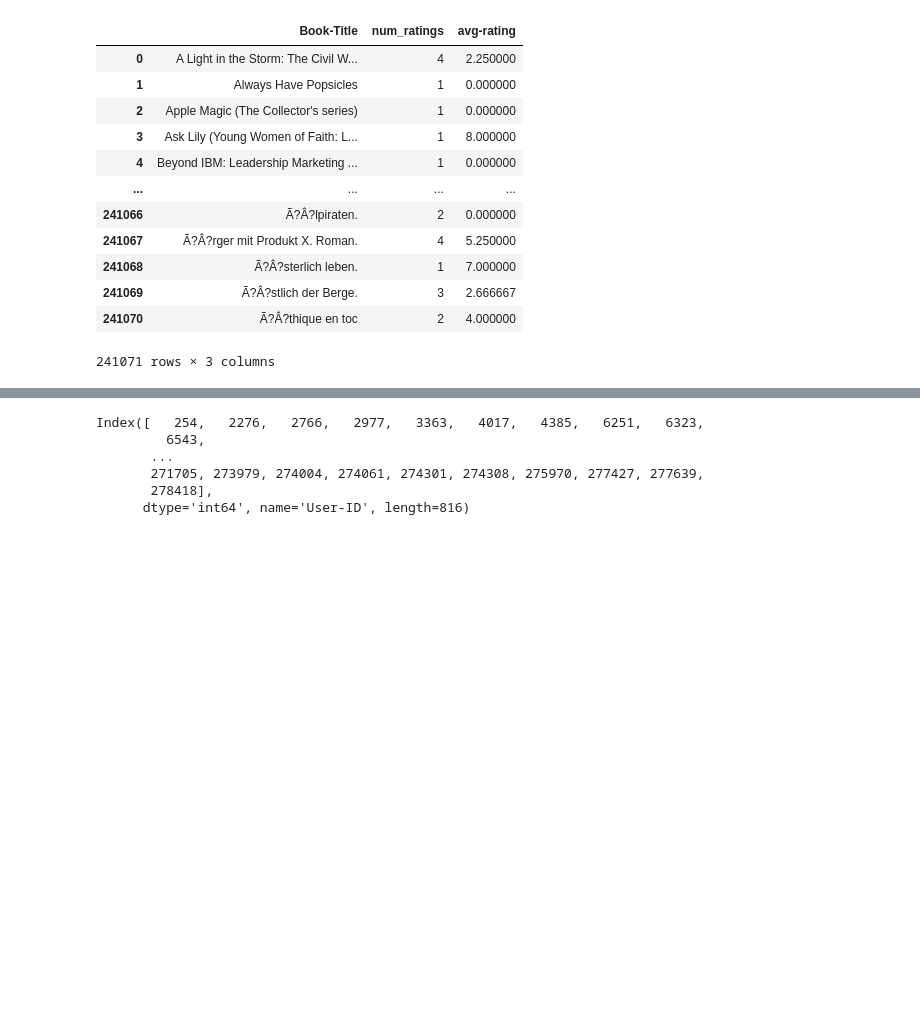
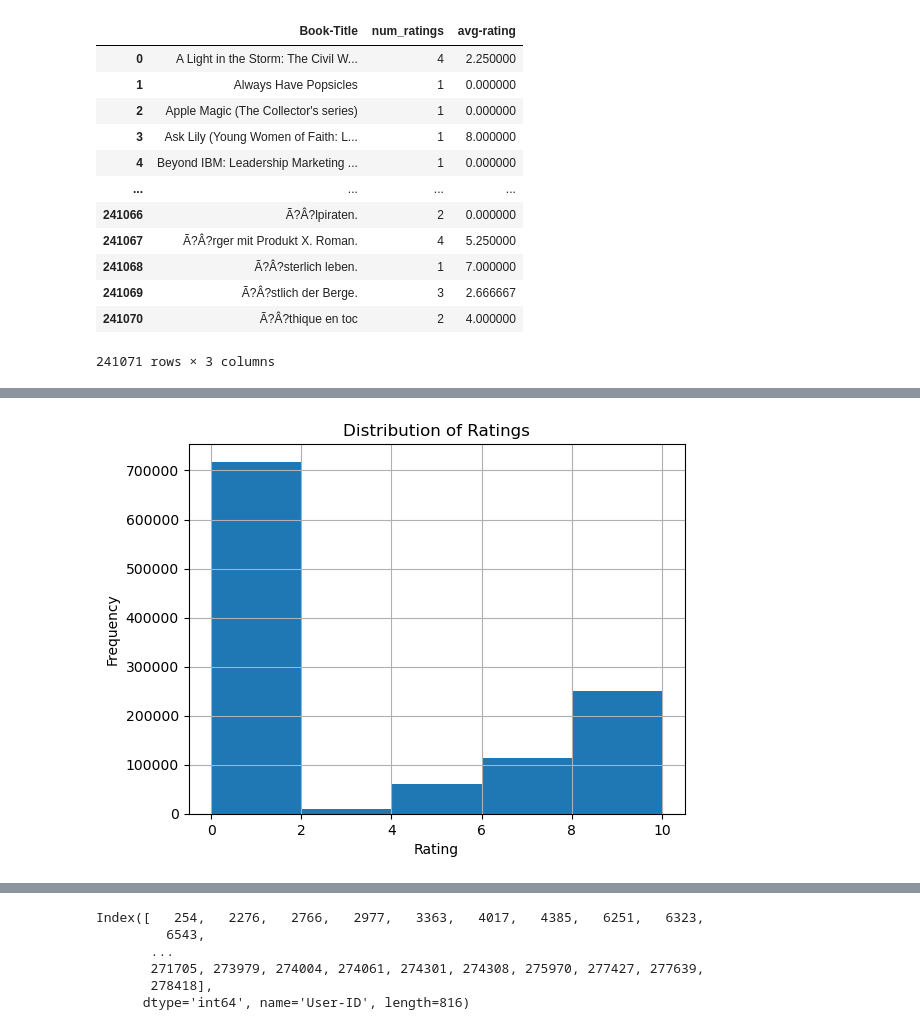
Before and after one commit to Manik-agarwal/book-recommendation-system-with-ML, a Jupyter notebook: Book_recommendation_system.ipynb, the cells around one changed output, grey strips where cells are left out. Drawn from its saved outputs; the diff is of its cells as text; code cells hidden in the pictures; blank space fills up the shorter version.

```diff
--- a/Book_recommendation_system.ipynb
+++ b/Book_recommendation_system.ipynb
@@ -188,0 +233,9 @@ popular_df
+# %%
+import matplotlib.pyplot as plt
+ratings['Book-Rating'].hist(bins=5)
+plt.xlabel('Rating')
+plt.ylabel('Frequency')
+plt.title('Distribution of Ratings')
+plt.show()
+# %% [output]
+[figure, added]
```
Also changed, not shown: parts of 15 cells of this notebook, 9 other files.
